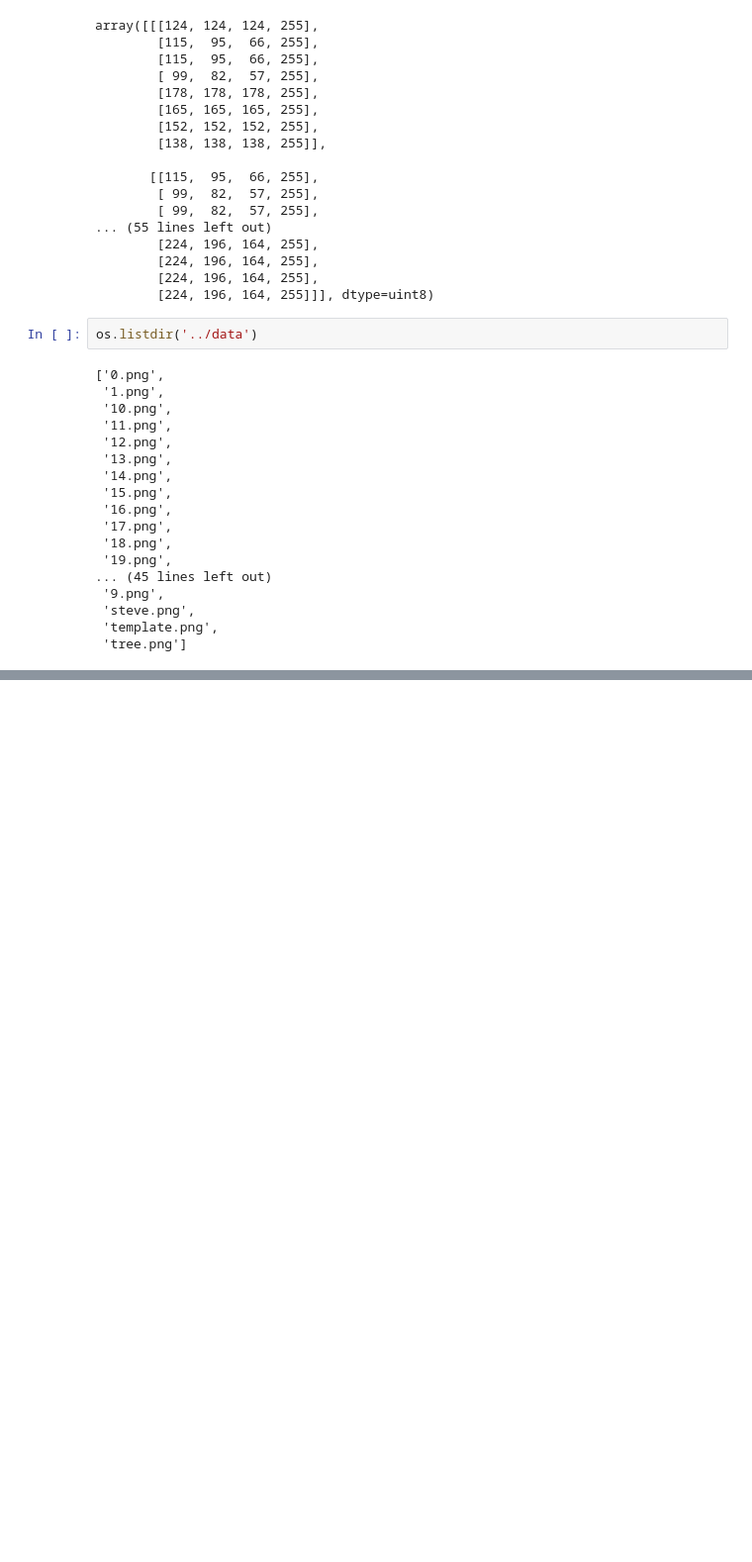
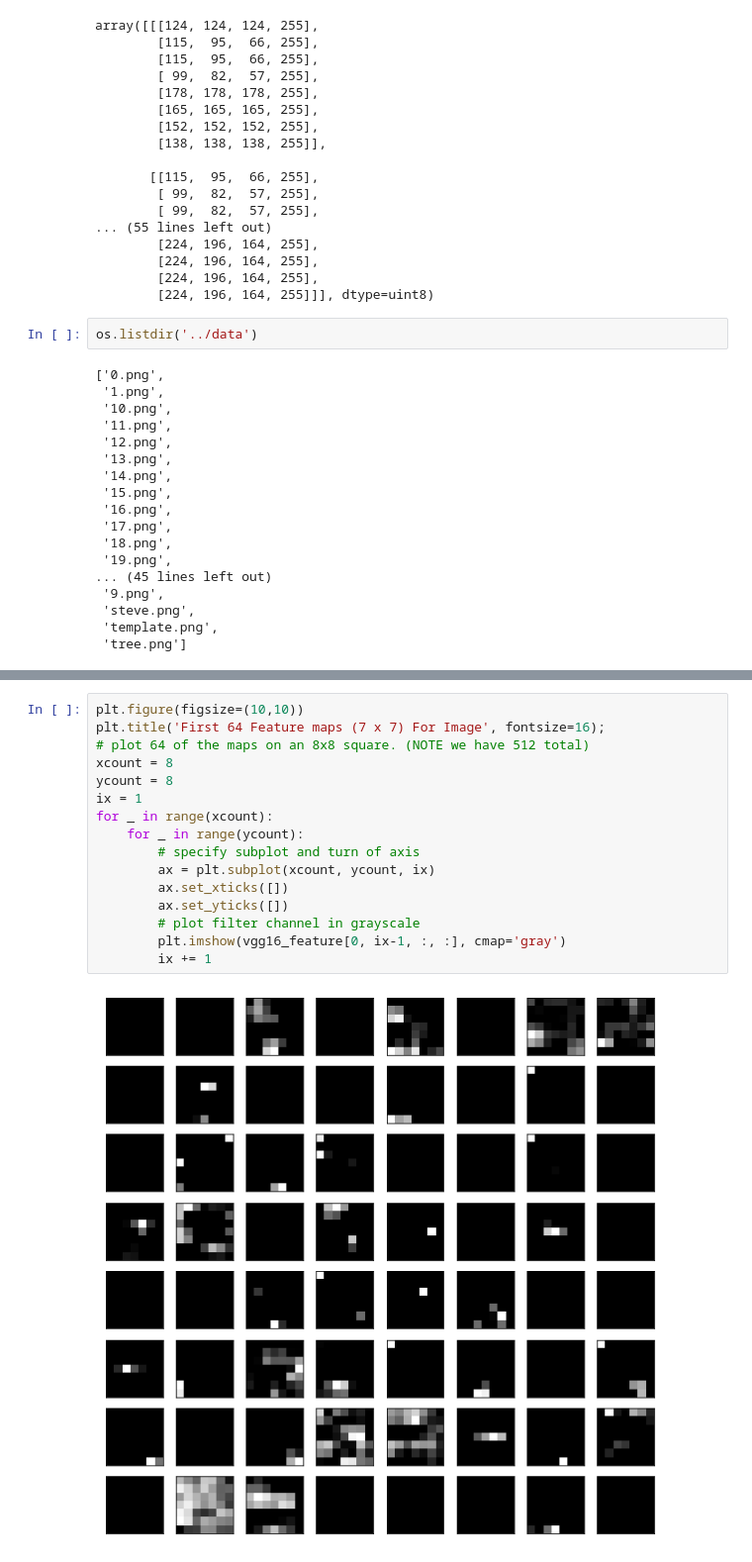
Before and after one commit to KoreanJ/MineSkins, a Jupyter notebook: notebooks/EDA.ipynb, the cells around one changed output, grey strips where cells are left out. Shown at 99% size. Drawn from its saved outputs; the diff is of its cells as text; blank space fills up the shorter version.

```diff
--- a/notebooks/EDA.ipynb
+++ b/notebooks/EDA.ipynb
@@ -102,0 +268,18 @@ os.listdir('../data')
+# %%
+plt.figure(figsize=(10,10))
+plt.title('First 64 Feature maps (7 x 7) For Image', fontsize=16);
+# plot 64 of the maps on an 8x8 square. (NOTE we have 512 total)
+xcount = 8
+ycount = 8
+ix = 1
+for _ in range(xcount):
+    for _ in range(ycount):
+        # specify subplot and turn of axis
+        ax = plt.subplot(xcount, ycount, ix)
+        ax.set_xticks([])
+        ax.set_yticks([])
+        # plot filter channel in grayscale
+        plt.imshow(vgg16_feature[0, ix-1, :, :], cmap='gray')
+        ix += 1
+# %% [output]
+[figure, added]
```
Also changed, not shown: parts of 28 cells of this notebook, 56 other files.
